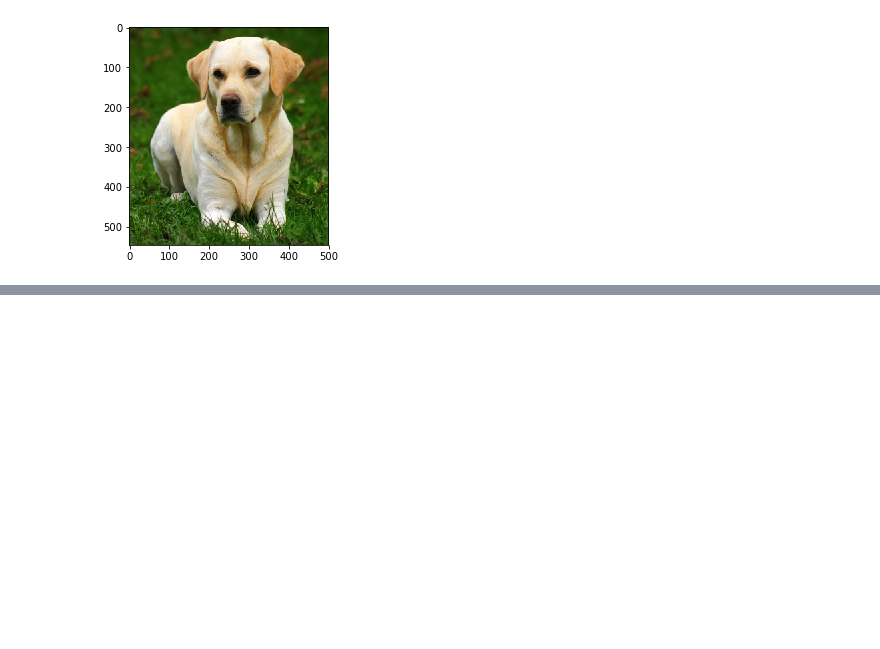
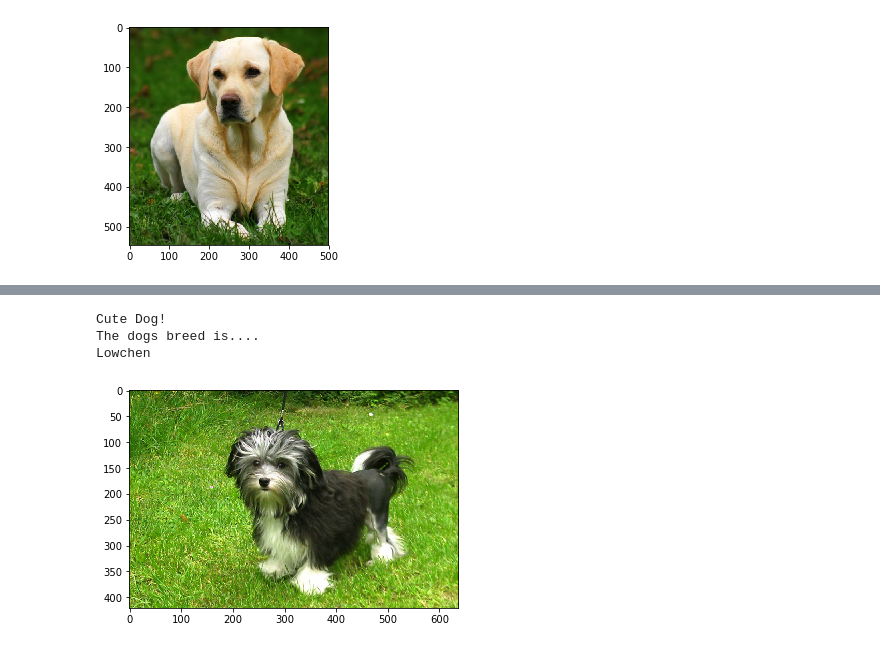
Before and after one commit to anshulprakash/dog-breed-classifier, a Jupyter notebook: dog_app.ipynb, the cells around one changed output, grey strips where cells are left out. Saved outputs shown, nothing was run; the diff lists cells and outputs as text; code cells hidden in the pictures; blank space fills up the shorter version.

```diff
--- a/dog_app.ipynb
+++ b/dog_app.ipynb
@@ -817,0 +822,7 @@ Labrador_retriever
+# %%
+algorithm('images/lowchen.jpg')
+# %% [output]
+Cute Dog!
+The dogs breed is....
+Lowchen
+[figure, added]
```
Also changed, not shown: parts of 17 cells of this notebook, 12 other files.
